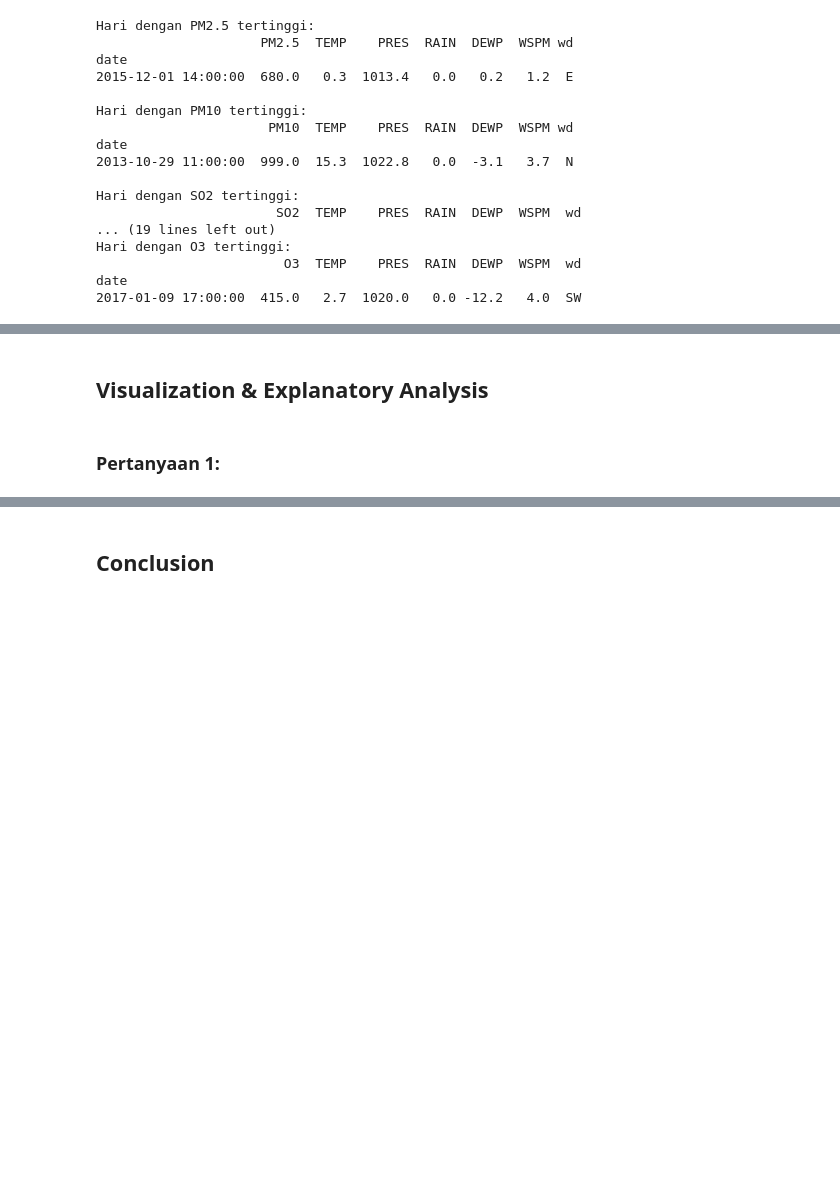
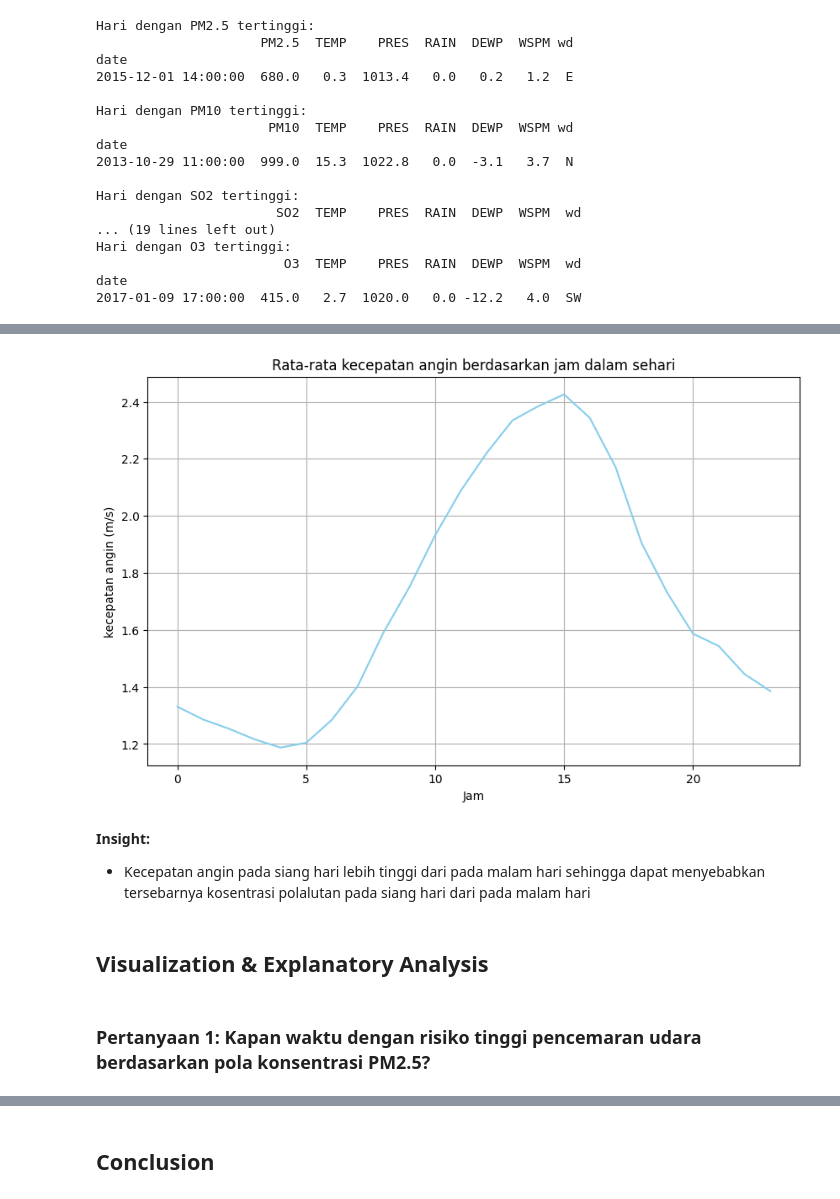
Before and after one commit to Rashadfajar/ta-AirQuality-Rashad, a Jupyter notebook: Proyek_Analisis_Data.ipynb, the cells around one changed output, grey strips where cells are left out. Drawn from its saved outputs; the diff is of its cells as text; code cells hidden in the pictures; blank space fills up the shorter version.

```diff
--- a/Proyek_Analisis_Data.ipynb
+++ b/Proyek_Analisis_Data.ipynb
@@ -290,5 +269,20 @@ plt.show()
+# %%
+# Rata-rata PM2.5 per jam dalam sehari
+hourly_wspm = data.groupby(data['date'].dt.hour)['WSPM'].mean()
+plt.figure(figsize=(10, 6))
+hourly_wspm.plot(kind='line', color='skyblue')
+plt.title('Rata-rata kecepatan angin berdasarkan jam dalam sehari')
+plt.xlabel('Jam')
+plt.ylabel('kecepatan angin (m/s)')
+plt.grid()
+plt.show()
+# %% [output]
+[figure, added]
+# %% [markdown]
+**Insight:**
+- Kecepatan angin pada siang hari lebih tinggi dari pada malam hari sehingga dapat menyebabkan tersebarnya kosentrasi polalutan pada siang hari dari pada malam hari
 # %% [markdown]
 ## Visualization & Explanatory Analysis
-# %% [markdown]
-### Pertanyaan 1:
+# %% [markdown]
+### Pertanyaan 1: Kapan waktu dengan risiko tinggi pencemaran udara berdasarkan pola konsentrasi PM2.5?
 # %%
```
Also changed, not shown: parts of 25 cells of this notebook, 2 other files.
